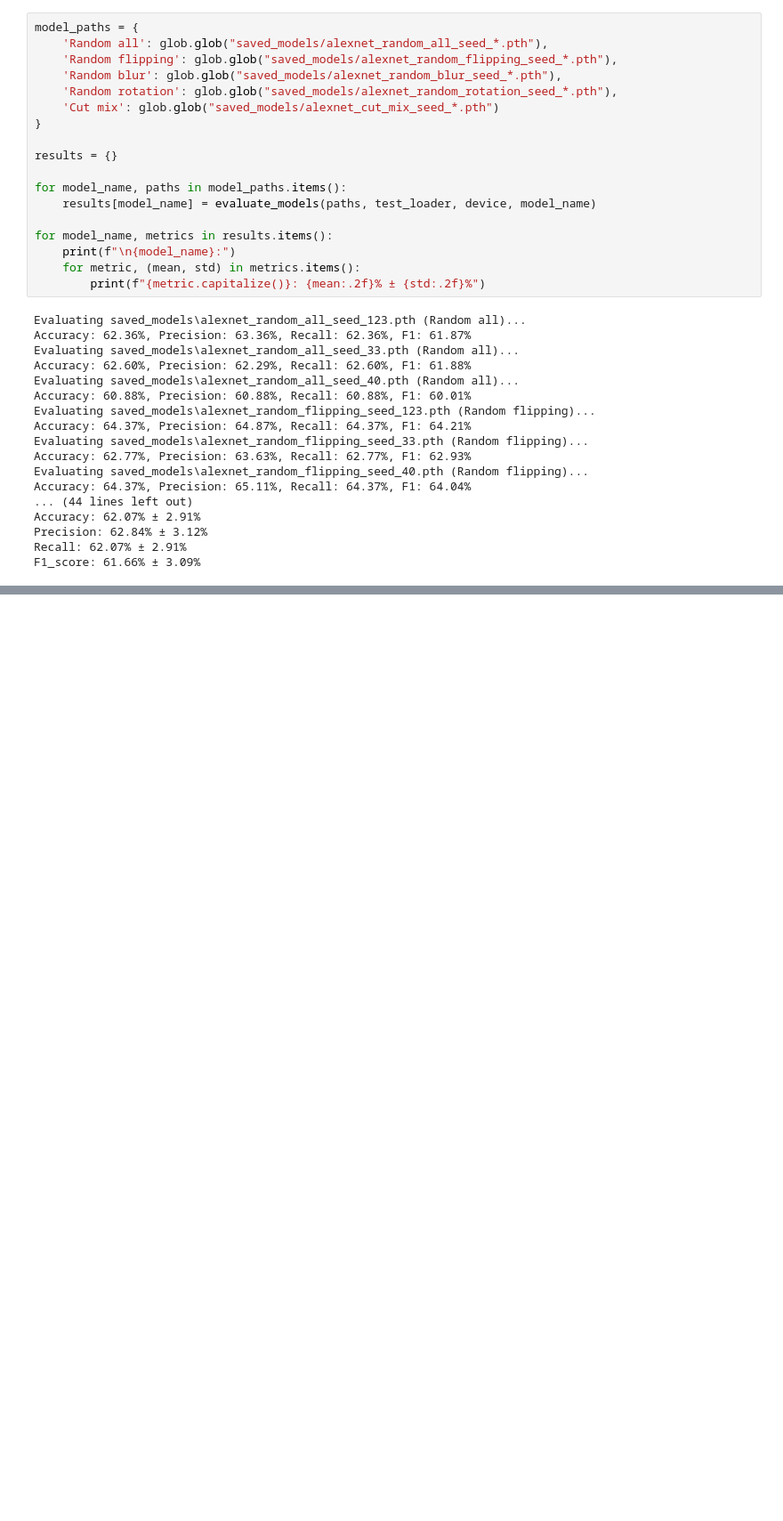
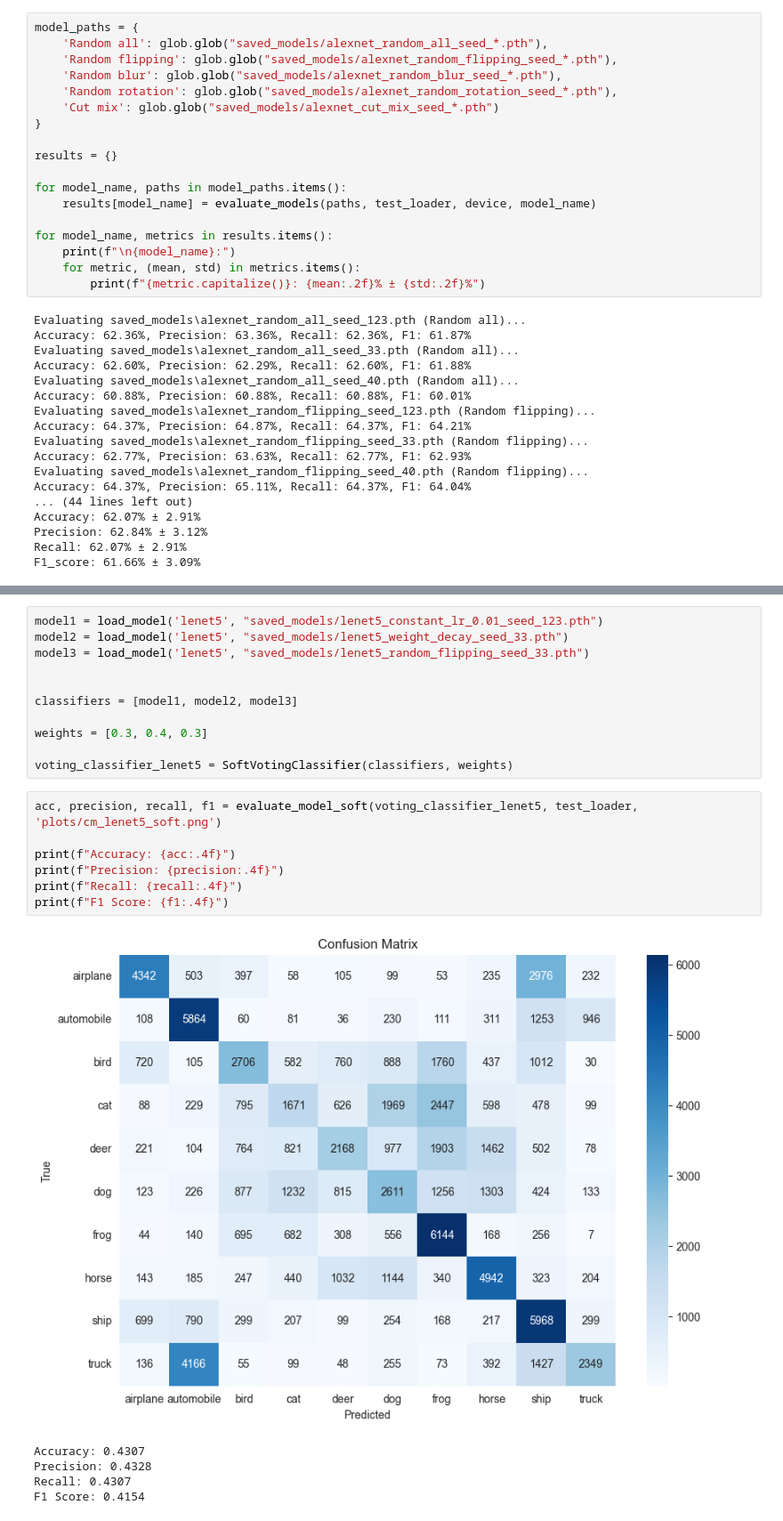
Before and after one commit to acharuza/deep_learning_project, a Jupyter notebook: model_experiments.ipynb, the cells around one changed output, grey strips where cells are left out. Shown at 89% size. Drawn from its saved outputs; the diff is of its cells as text; blank space fills up the shorter version.

```diff
--- a/model_experiments.ipynb
+++ b/model_experiments.ipynb
@@ -479,0 +631,24 @@ F1_score: 61.66% ± 3.09%
+# %%
+model1 = load_model('lenet5', "saved_models/lenet5_constant_lr_0.01_seed_123.pth")
+model2 = load_model('lenet5', "saved_models/lenet5_weight_decay_seed_33.pth")
+model3 = load_model('lenet5', "saved_models/lenet5_random_flipping_seed_33.pth")
+
+
+classifiers = [model1, model2, model3]
+
+weights = [0.3, 0.4, 0.3]
+
+voting_classifier_lenet5 = SoftVotingClassifier(classifiers, weights)
+# %%
+acc, precision, recall, f1 = evaluate_model_soft(voting_classifier_lenet5, test_loader, 'plots/cm_lenet5_soft.png')
+
+print(f"Accuracy: {acc:.4f}")
+print(f"Precision: {precision:.4f}")
+print(f"Recall: {recall:.4f}")
+print(f"F1 Score: {f1:.4f}")
+# %% [output]
+[figure, added]
+Accuracy: 0.4307
+Precision: 0.4328
+Recall: 0.4307
+F1 Score: 0.4154
```
Also changed, not shown: parts of 18 cells of this notebook.
